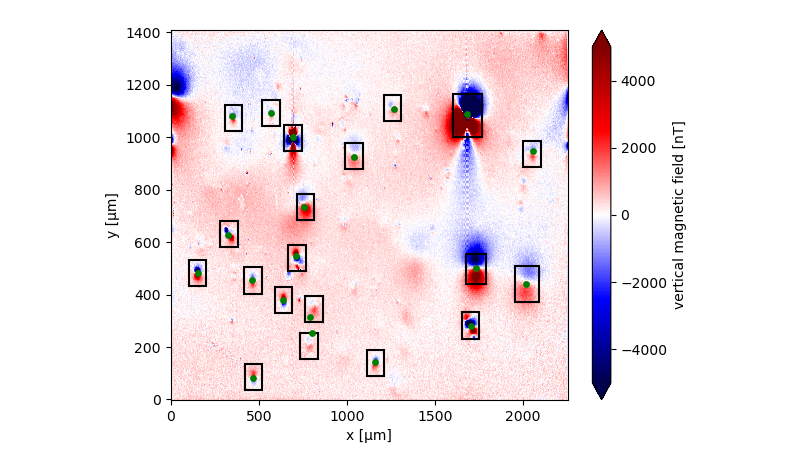
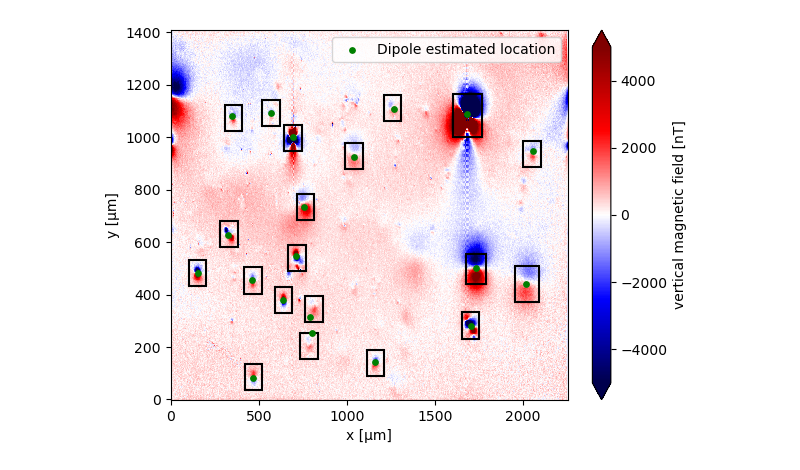
Before and after one commit to YagoMCastro/latinmag-magali-presentation, a Jupyter notebook: iterative_inversion.ipynb, the cells around one changed output. Saved outputs shown, nothing was run; the diff lists cells and outputs as text; code cells hidden in the pictures.

Commit message:
fIX uALISSON'S FIGURES

```diff
--- a/iterative_inversion.ipynb
+++ b/iterative_inversion.ipynb
@@ -29,33 +29,32 @@ stretched = skimage.exposure.rescale_intensity(
 data_tga_stretched = xr.DataArray(stretched, coords=data_up.coords)
 
 bounding_boxes = mg.detect_anomalies(
     data_tga_stretched,
     size_range=[30, 50],
     detection_threshold=0.07,
     border_exclusion=2,
 )
 
 data_updated, locations_, dipole_moments_, r2_values = mg.iterative_nonlinear_inversion(
     data_up,
     bounding_boxes,
     height_difference=height_difference,
     copy_data=True,
 )
 
 fig, ax = plt.subplots()
 data.plot.pcolormesh(ax=ax, cmap="seismic", vmin=-5000, vmax=5000)
 mg.plot_bounding_boxes(bounding_boxes, ax=ax, color="black", linewidth=1.5)
 locations_arr = np.array(locations_)
 ax.scatter(
     locations_arr[:, 0],  # x
     locations_arr[:, 1],  # y
     c="green",
     marker=".",
     s=60,
     label="Dipole estimated location"
 )
-plt.legends()
-plt.savefig("assets/magali_code_example.png")
+plt.legend()
 plt.show()
 # %% [output]
-[figure, old version]
+[figure, new version]
```
Also changed, not shown: 5 other files.
